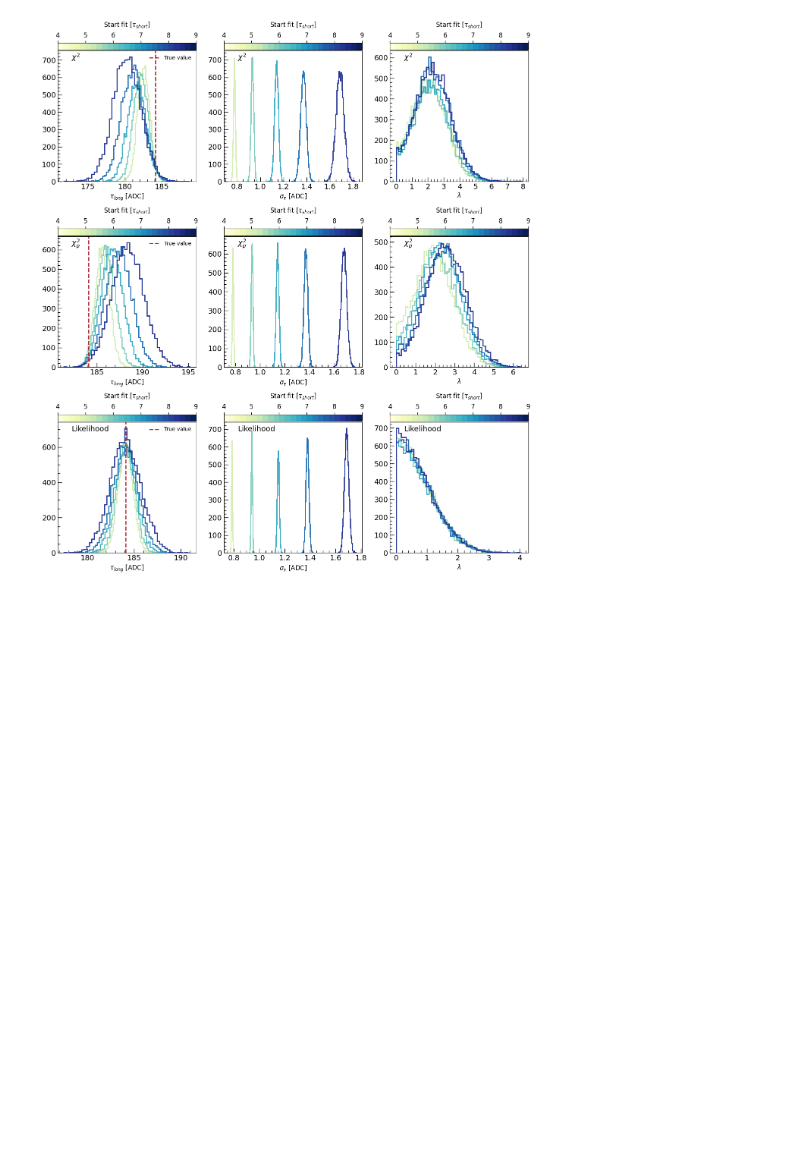
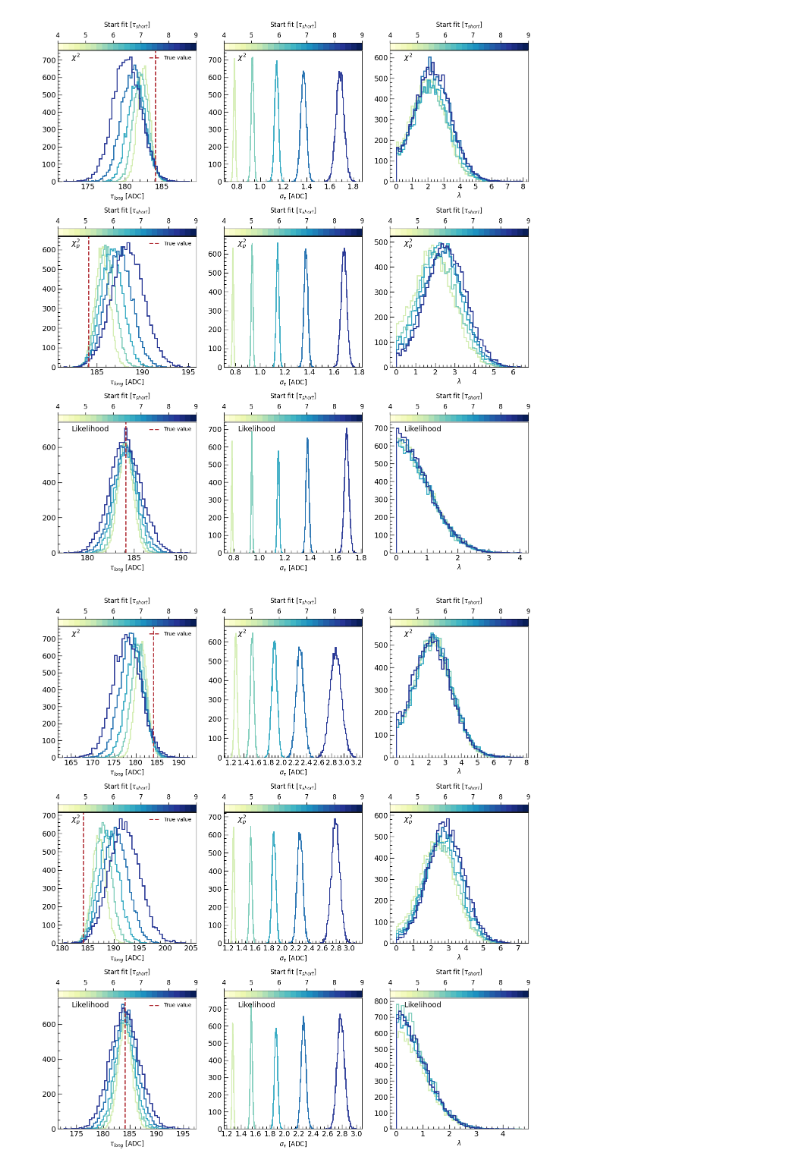
Before and after one commit to flycloud2010/MuonLifetime_lab, a Jupyter notebook: montecarlo/exponential.ipynb, the cells around one changed output. Cells and saved outputs as stored; diff of their text form; code cells hidden in the pictures; blank space fills up the shorter version.

```diff
--- a/montecarlo/exponential.ipynb
+++ b/montecarlo/exponential.ipynb
@@ -644,3 +644,90 @@ set_ticks(ax[2,2], 1,100)
 plt.show()
 # %% [output]
 [figure]
+# %%
+tree_tau_l = NanoEventsFactory.from_root('root_files/taulong_invcdf.root', schemaclass = BaseSchema, treepath='expo_taulong_v2').events()
+# %%
+fig, ax = plt.subplots(3, 3, figsize = (16,18))
+
+
+import matplotlib as mpl
+c = np.arange(4,10)
+
+
+#labels = ['$5\\tau$', '$6\\tau$', '$7\\tau$', '$8\\tau$', '$9\\tau$']
+labels = ['$\chi^2$', '$\chi^2_p$', 'Likelihood']
+
+for k in range(0,3):
+    cmap = mpl.cm.get_cmap('YlGnBu',25)
+    # Make dummie mappable
+    dummie_cax = ax[0,k].scatter(c, c, c=c, cmap=cmap)
+    # Clear axis
+    ax[0,k].cla()
+    for i in range(0,5):
+        if k == 0: ax[0,k].hist(tree_tau_l.tau_chi[:,i], bins=50, histtype='step', lw=2, alpha=1, align = 'mid', color=cmap(5+4*i))
+        if k == 1: ax[0,k].hist(tree_tau_l.tau_chi_err[:,i], bins=50, histtype='step', lw=2, alpha=1, align = 'mid', color=cmap(5+4*i))
+        if k == 2: ax[0,k].hist(tree_tau_l.delta_chi[:,i], bins=50, histtype='step', lw=2, alpha=1, align = 'mid', color=cmap(5+4*i))
+
+    cb = fig.colorbar(dummie_cax, ticks=c, ax = ax[0,k], orientation = 'horizontal', location = 'top', pad = 0.005)
+    cb.set_label(label = 'Start fit [$\\tau_{short}$]', fontsize = 12, labelpad=10)
+    cb.ax.tick_params(which='major', width=1.0, length=4, direction='out', labelsize=12)
+
+
+for k in range(0,3):
+    cmap = mpl.cm.get_cmap('YlGnBu',25)
+    # Make dummie mappable
+    dummie_cax = ax[1,k].scatter(c, c, c=c, cmap=cmap)
+    # Clear axis
+    ax[1,k].cla()
+    for i in range(0,5):
+        if k == 0: ax[1,k].hist(tree_tau_l.tau_chip[:,i], bins=50, histtype='step', lw=2, alpha=1, align = 'mid', color=cmap(5+4*i))
+        if k == 1: ax[1,k].hist(tree_tau_l.tau_chip_err[:,i], bins=50, histtype='step', lw=2, alpha=1, align = 'mid', color=cmap(5+4*i))
+        if k == 2: ax[1,k].hist(tree_tau_l.delta_chip[:,i], bins=50, histtype='step', lw=2, alpha=1, align = 'mid', color=cmap(5+4*i))
+
+    cb = fig.colorbar(dummie_cax, ticks=c, ax = ax[1,k], orientation = 'horizontal', location = 'top', pad = 0.005)
+    cb.set_label(label = 'Start fit [$\\tau_{short}$]', fontsize = 12, labelpad=10)
+    cb.ax.tick_params(which='major', width=1.0, length=4, direction='out', labelsize=12)
+
+
+for k in range(0,3):
+    cmap = mpl.cm.get_cmap('YlGnBu',25)
+    # Make dummie mappable
+    dummie_cax = ax[2,k].scatter(c, c, c=c, cmap=cmap)
+    # Clear axis
+    ax[2,k].cla()
+    for i in range(0,5):
+        if k == 0: ax[2,k].hist(tree_tau_l.tau_LL[:,i], bins=50, histtype='step', lw=2, alpha=1, align = 'mid', color=cmap(5+4*i))
+        if k == 1: ax[2,k].hist(tree_tau_l.tau_LL_err[:,i], bins=50, histtype='step', lw=2, alpha=1, align = 'mid', color=cmap(5+4*i))
+        if k == 2: ax[2,k].hist(tree_tau_l.delta_L[:,i], bins=50, histtype='step', lw=2, alpha=1, align = 'mid', color=cmap(5+4*i))
+
+    cb = fig.colorbar(dummie_cax, ticks=c, ax = ax[2,k], orientation = 'horizontal', location = 'top', pad = 0.005)
+    cb.set_label(label = 'Start fit [$\\tau_{short}$]', fontsize = 12, labelpad=10)
+    cb.ax.tick_params(which='major', width=1.0, length=4, direction='out', labelsize=12)
+
+
+for i in range(0,3):
+    ax[i,0].set_xlabel('$\\tau_{long}$ [ADC]', fontsize=12)
+    ax[i,1].set_xlabel('$\\sigma_{\\tau}$ [ADC]', fontsize=12)
+    ax[i,2].set_xlabel('$\\lambda$', fontsize=12)
+
+    ax[i,0].axvline(tau_l_adc, lw = 2, ls = '--', color = '#AF272F', label = 'True value')
+    ax[i,0].legend(loc='upper right', frameon=False, fontsize=10)
+
+    ax[i,0].text(0.1, 0.93, labels[i], fontsize = 14, transform = ax[i,0].transAxes)
+    ax[i,1].text(0.1, 0.93, labels[i], fontsize = 14, transform = ax[i,1].transAxes)
+    ax[i,2].text(0.1, 0.93, labels[i], fontsize = 14, transform = ax[i,2].transAxes)
+
+set_ticks(ax[0,0], 5, 100)
+set_ticks(ax[0,1], 0.2, 100)
+set_ticks(ax[0,2], 1, 100)
+set_ticks(ax[1,0], 5,100)
+set_ticks(ax[1,1], 0.2,100)
+set_ticks(ax[1,2], 1,100)
+set_ticks(ax[2,0], 5,200)
+set_ticks(ax[2,1], 0.2,100)
+set_ticks(ax[2,2], 1,100)
+
+#fig.savefig('tau_long_exp.pdf', dpi = 200)
+plt.show()
+# %% [output]
+[figure, added]
```
Also changed, not shown: parts of 2 cells of this notebook, 3 other files.
